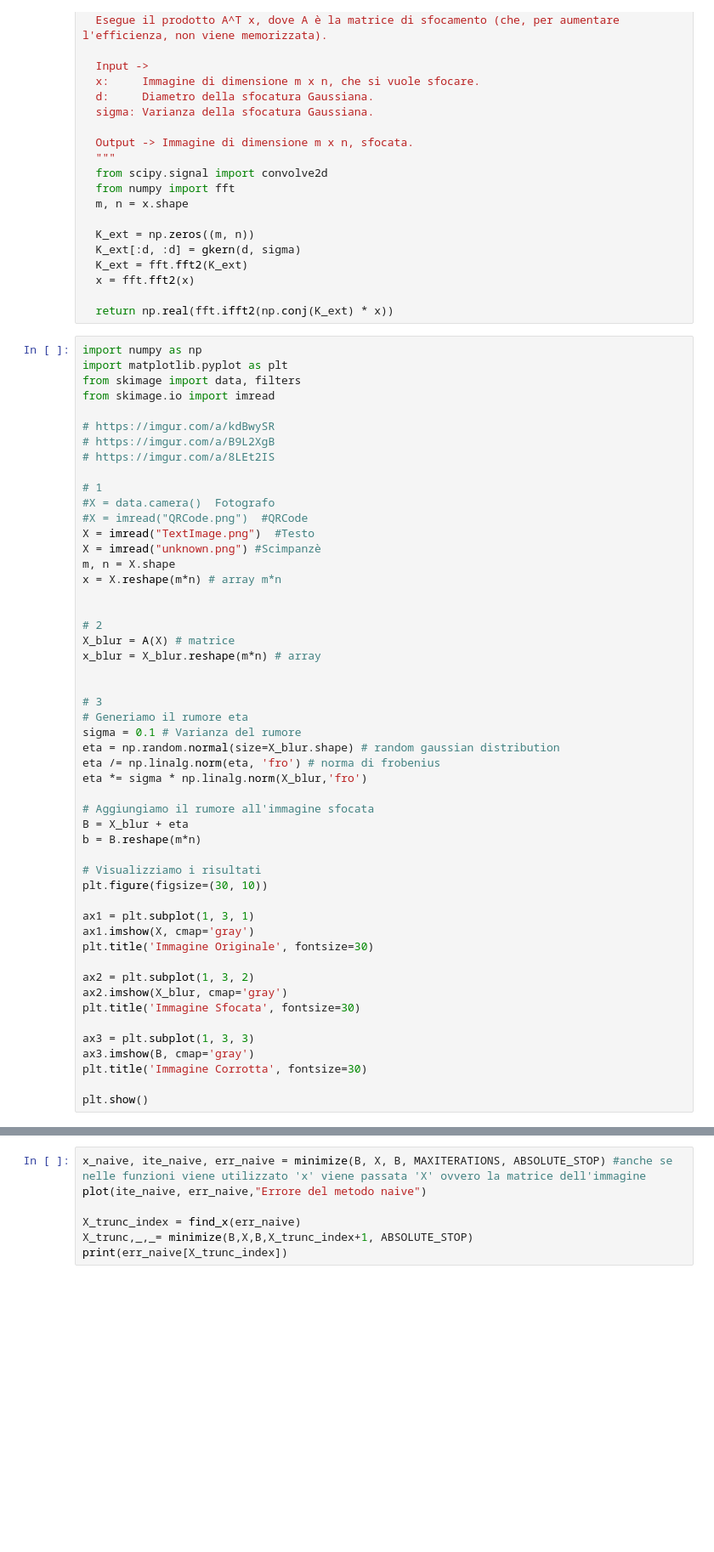
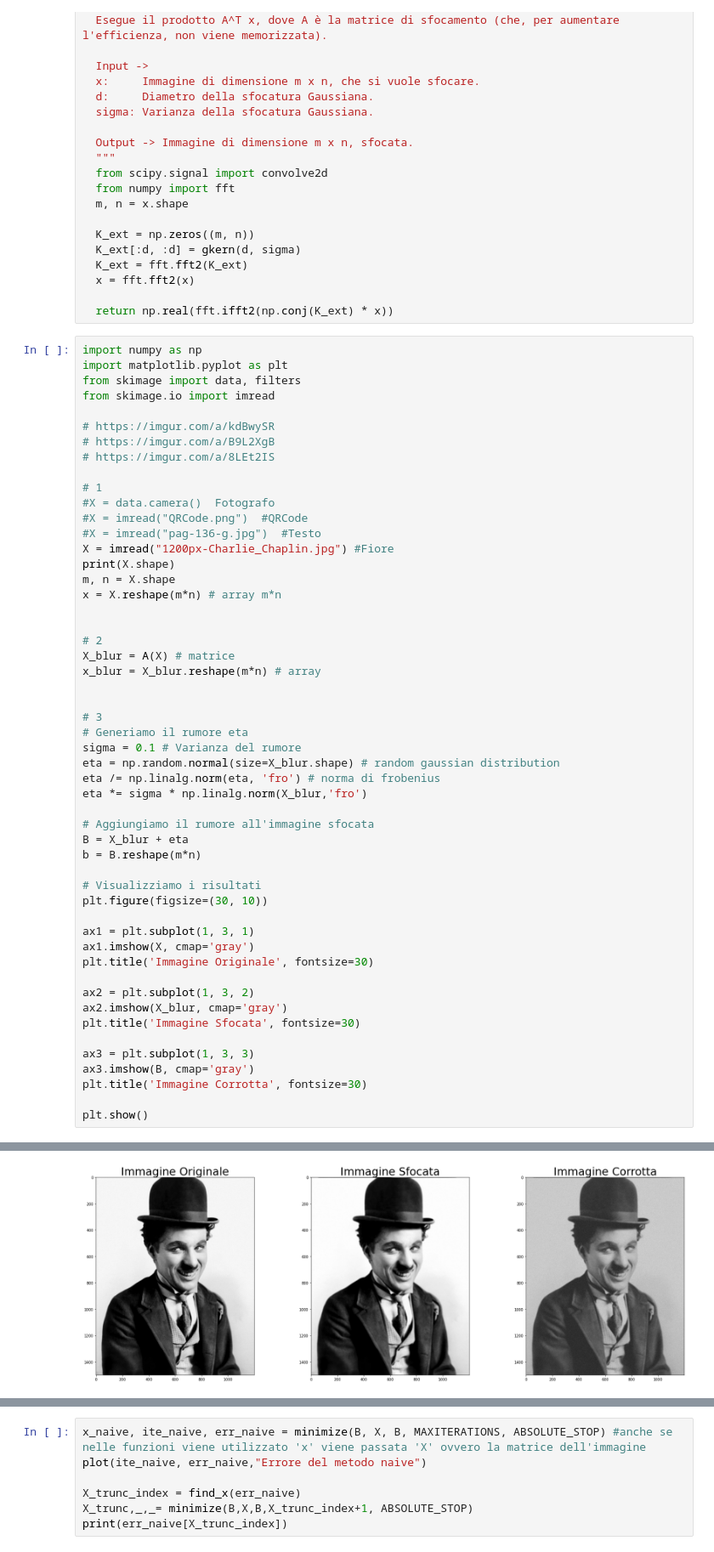
Before and after one commit to lucadonnoh/progetto-deblur, a Jupyter notebook: Progetto_Deblur_CN.ipynb, the cells around one changed output, grey strips where cells are left out. Shown at 85% size. Saved outputs shown, nothing was run; the diff lists cells and outputs as text; blank space fills up the shorter version.

```diff
--- a/Progetto_Deblur_CN.ipynb
+++ b/Progetto_Deblur_CN.ipynb
@@ -105,8 +103,9 @@ from skimage.io import imread
 # 1
 #X = data.camera()  Fotografo
 #X = imread("QRCode.png")  #QRCode
-X = imread("TextImage.png")  #Testo
-X = imread("unknown.png") #Scimpanzè
+#X = imread("pag-136-g.jpg")  #Testo
+X = imread("1200px-Charlie_Chaplin.jpg") #Fiore
+print(X.shape)
 m, n = X.shape
 x = X.reshape(m*n) # array m*n
 
@@ -148,3 +147,4 @@ ValueError: ignored
+[figure, added]
 # %% [markdown]
 Il problema di ricostruire l'immagine originale partendo dalla sua corruzione $b$, si può riscrivere come un problema di ottimizzazione
 
```
Also changed, not shown: parts of 2 cells of this notebook.
